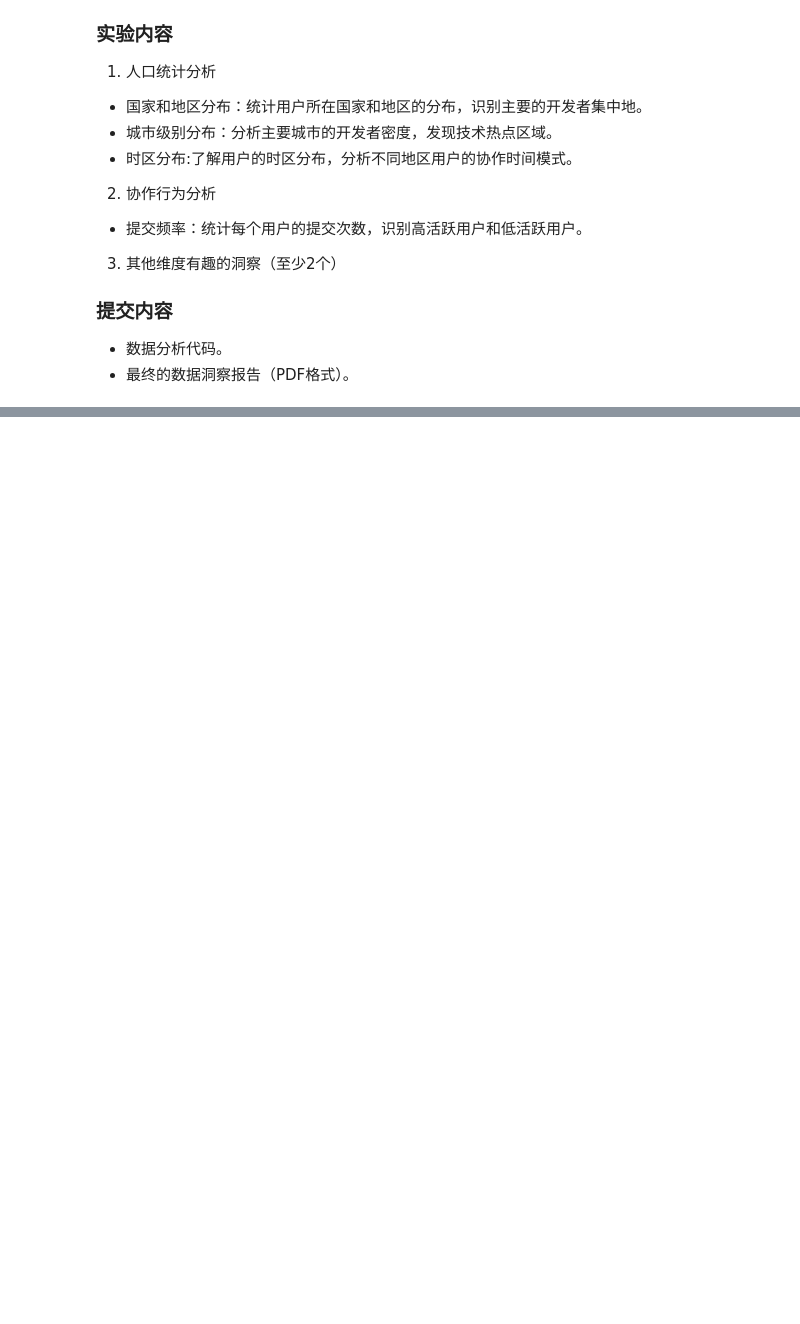
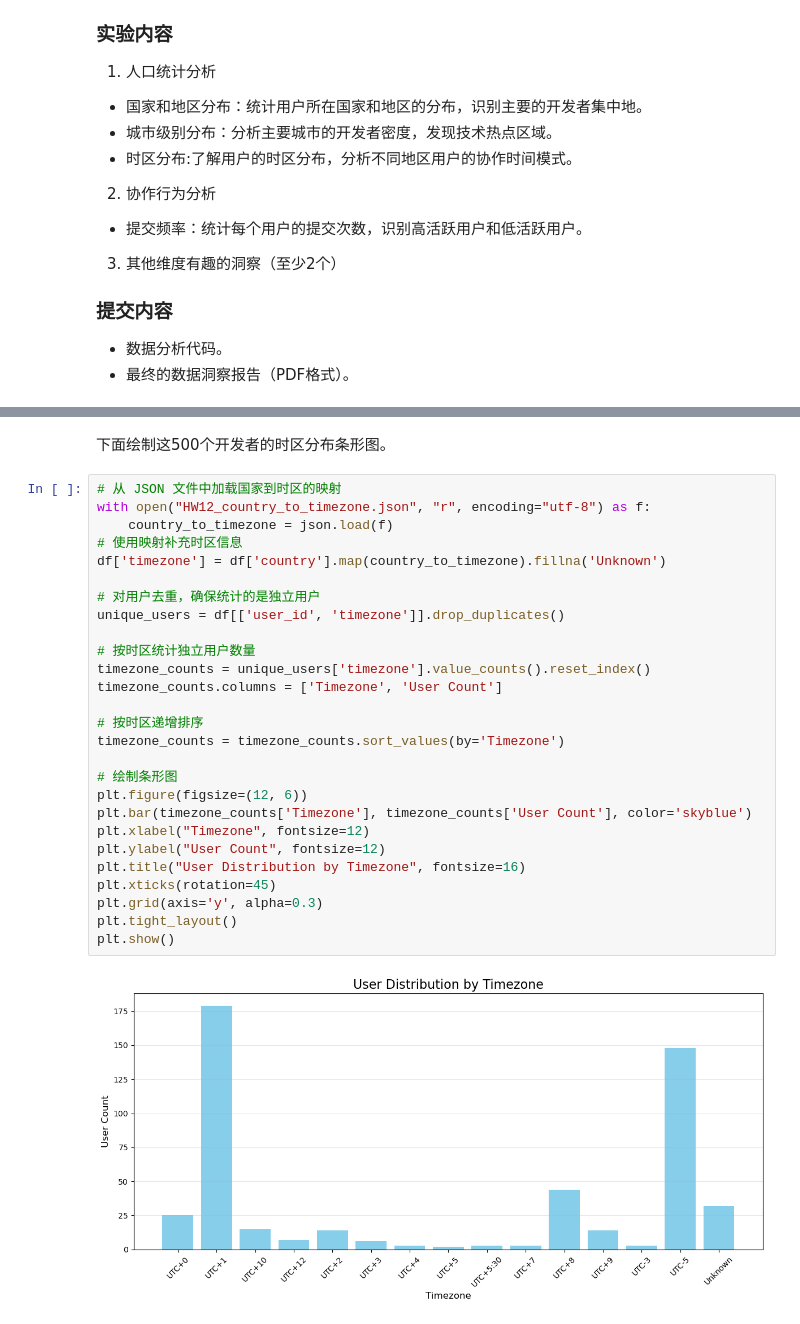
Before and after one commit to zzsyppt/Introduction-to-Data-Science-and-Engineering, a Jupyter notebook: HW12.ipynb, the cells around one changed output, grey strips where cells are left out. Cells and saved outputs as stored; diff of their text form; blank space fills up the shorter version.

```diff
--- a/HW12.ipynb
+++ b/HW12.ipynb
@@ -20,0 +293,31 @@
+# %% [markdown]
+下面绘制这500个开发者的时区分布条形图。
+# %%
+# 从 JSON 文件中加载国家到时区的映射
+with open("HW12_country_to_timezone.json", "r", encoding="utf-8") as f:
+    country_to_timezone = json.load(f)
+# 使用映射补充时区信息
+df['timezone'] = df['country'].map(country_to_timezone).fillna('Unknown')
+
+# 对用户去重，确保统计的是独立用户
+unique_users = df[['user_id', 'timezone']].drop_duplicates()
+
+# 按时区统计独立用户数量
+timezone_counts = unique_users['timezone'].value_counts().reset_index()
+timezone_counts.columns = ['Timezone', 'User Count']
+
+# 按时区递增排序
+timezone_counts = timezone_counts.sort_values(by='Timezone')
+
+# 绘制条形图
+plt.figure(figsize=(12, 6))
+plt.bar(timezone_counts['Timezone'], timezone_counts['User Count'], color='skyblue')
+plt.xlabel("Timezone", fontsize=12)
+plt.ylabel("User Count", fontsize=12)
+plt.title("User Distribution by Timezone", fontsize=16)
+plt.xticks(rotation=45)
+plt.grid(axis='y', alpha=0.3)
+plt.tight_layout()
+plt.show()
+# %% [output]
+[figure, added]
```
Also changed, not shown: parts of 28 cells of this notebook, 5 other files.
